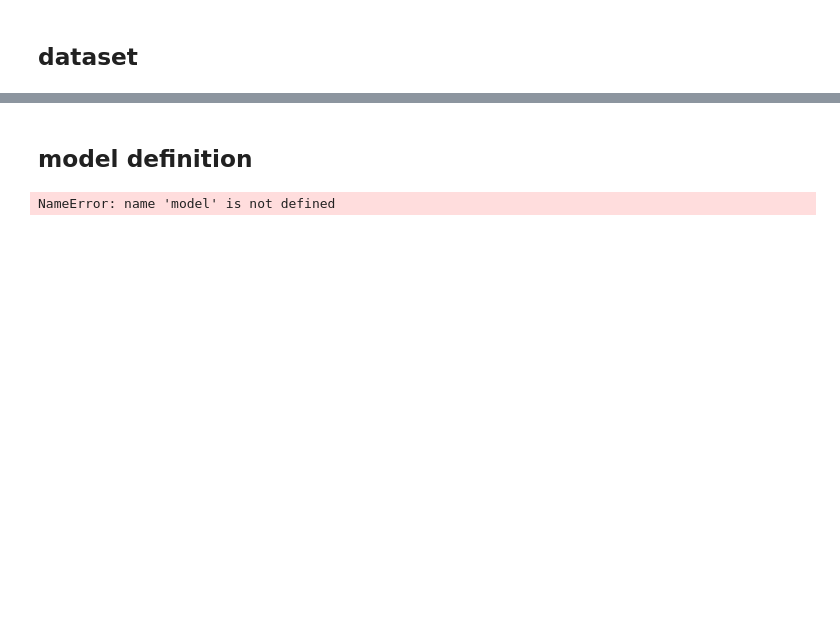
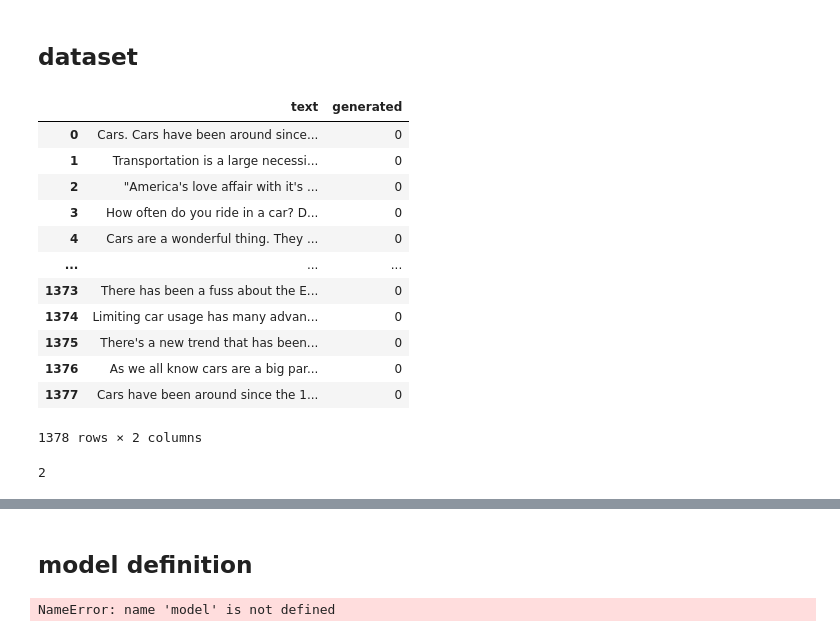
Before and after one commit to wanghaiijiaocool/AI_GENERATED_DEECTER, a Jupyter notebook: ai_detector.ipynb, the cells around one changed output, grey strips where cells are left out. Drawn from its saved outputs; the diff is of its cells as text; code cells hidden in the pictures; blank space fills up the shorter version.

```diff
--- a/ai_detector.ipynb
+++ b/ai_detector.ipynb
@@ -89,6 +97,24 @@ Special tokens have been added in the vocabulary, make sure the associated word
 # %% [markdown]
 ## dataset
 # %%
-train_data_re.generated.value_counts()
+train_data_re
+# %% [output]
+|  | text | generated |
+| 0 | Cars. Cars have been around since... | 0 |
+| 1 | Transportation is a large necessi... | 0 |
+| 2 | "America's love affair with it's ... | 0 |
+| 3 | How often do you ride in a car? D... | 0 |
+| 4 | Cars are a wonderful thing. They ... | 0 |
+| ... | ... | ... |
+| 1373 | There has been a fuss about the E... | 0 |
+| 1374 | Limiting car usage has many advan... | 0 |
+| 1375 | There's a new trend that has been... | 0 |
+| 1376 | As we all know cars are a big par... | 0 |
+| 1377 | Cars have been around since the 1... | 0 |
+1378 rows × 2 columns
+# %%
+tokenizer.eos_token_id
+# %% [output]
+2
 # %%
 from torch import Tensor
```
Also changed, not shown: parts of 11 cells of this notebook.
